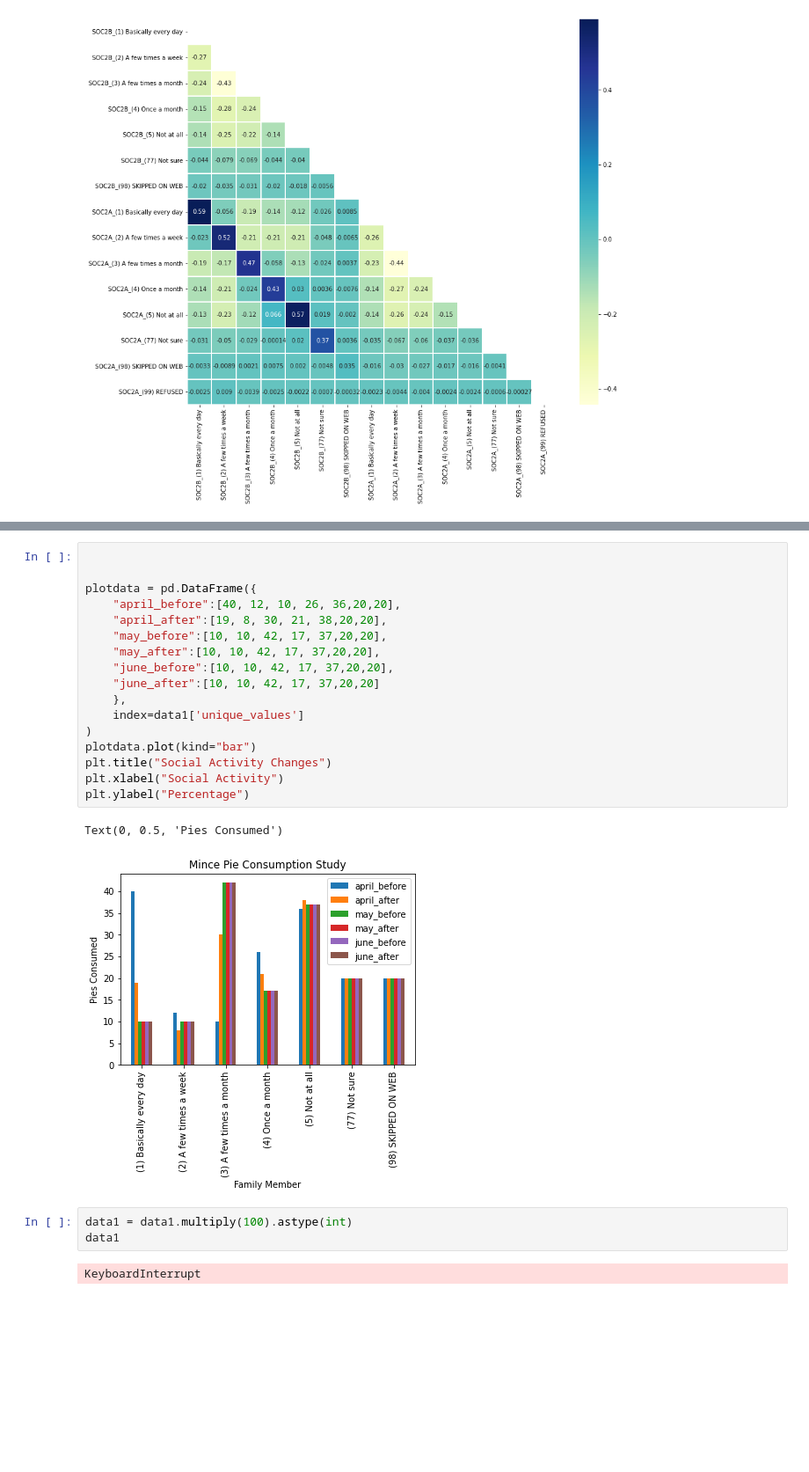
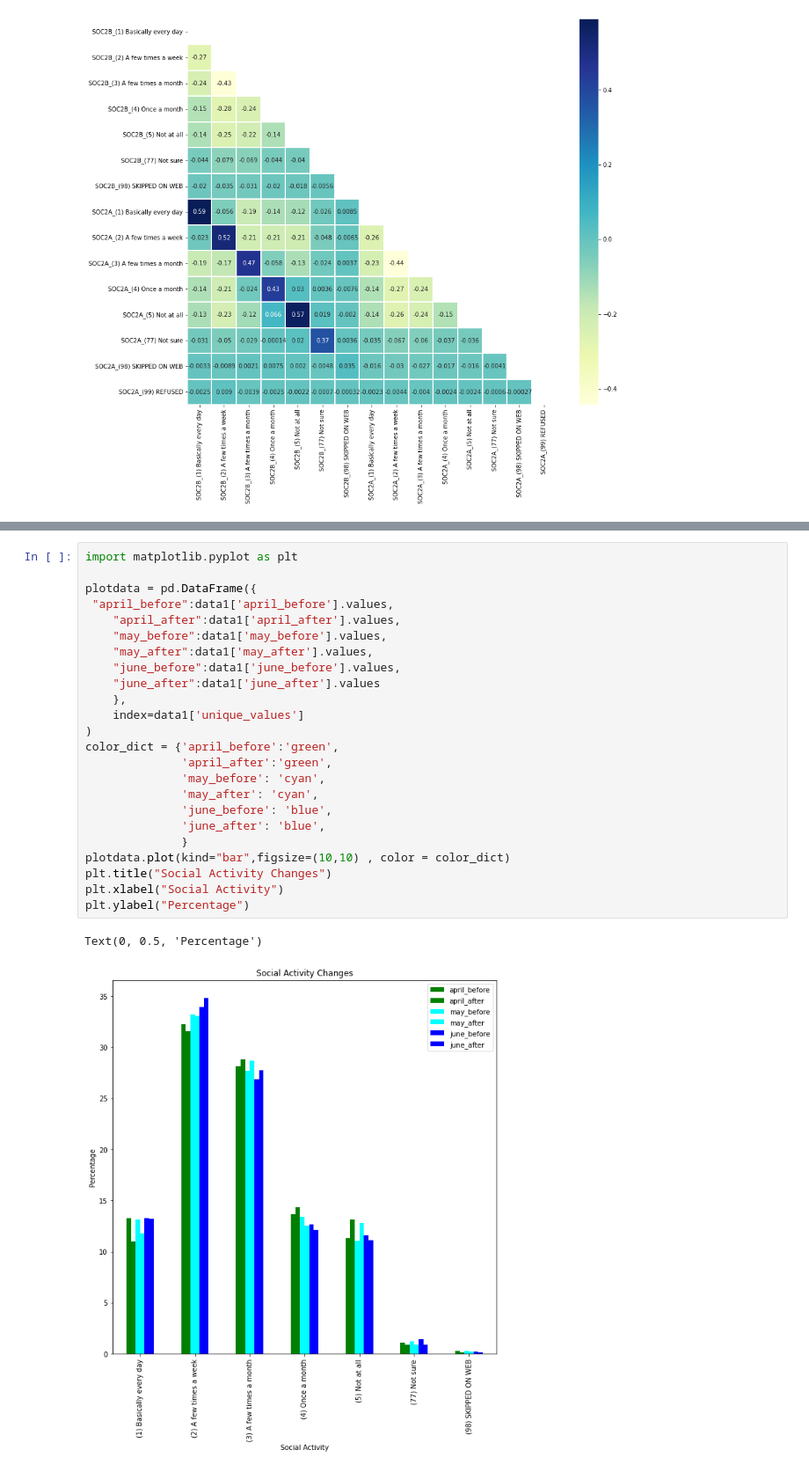
Before and after one commit to meisamasgri/Covid19AndMentalHealth, a Jupyter notebook: Statistical Experiments.ipynb, the cells around one changed output, grey strips where cells are left out. Shown: that part at 88% size. Cells and saved outputs as stored; diff of their text form; blank space fills up the shorter version.

```diff
--- a/Statistical Experiments.ipynb
+++ b/Statistical Experiments.ipynb
@@ -162,25 +189,27 @@ data1
-# %%
-
-
-plotdata = pd.DataFrame({
-    "april_before":[40, 12, 10, 26, 36,20,20],
-    "april_after":[19, 8, 30, 21, 38,20,20],
-    "may_before":[10, 10, 42, 17, 37,20,20],
-    "may_after":[10, 10, 42, 17, 37,20,20],
-    "june_before":[10, 10, 42, 17, 37,20,20],
-    "june_after":[10, 10, 42, 17, 37,20,20]
-    },
-    index=data1['unique_values']
-)
-plotdata.plot(kind="bar")
-plt.title("Social Activity Changes")
-plt.xlabel("Social Activity")
-plt.ylabel("Percentage")
-# %% [output]
-Text(0, 0.5, 'Pies Consumed')
-[figure, removed]
-# %%
-data1 = data1.multiply(100).astype(int)
-data1
-# %% [output]
-KeyboardInterrupt
+# %%
+import matplotlib.pyplot as plt
+
+plotdata = pd.DataFrame({
+ "april_before":data1['april_before'].values,
+    "april_after":data1['april_after'].values,
+    "may_before":data1['may_before'].values,
+    "may_after":data1['may_after'].values,
+    "june_before":data1['june_before'].values,
+    "june_after":data1['june_after'].values
+    },
+    index=data1['unique_values']
+)
+color_dict = {'april_before':'green',
+              'april_after':'green',
+              'may_before': 'cyan',
+              'may_after': 'cyan',
+              'june_before': 'blue',
+              'june_after': 'blue',
+              }
+plotdata.plot(kind="bar",figsize=(10,10) , color = color_dict)
+plt.title("Social Activity Changes")
+plt.xlabel("Social Activity")
+plt.ylabel("Percentage")
+# %% [output]
+Text(0, 0.5, 'Percentage')
+[figure, added]
```
Also changed, not shown: parts of 5 cells of this notebook, 1 other file.
